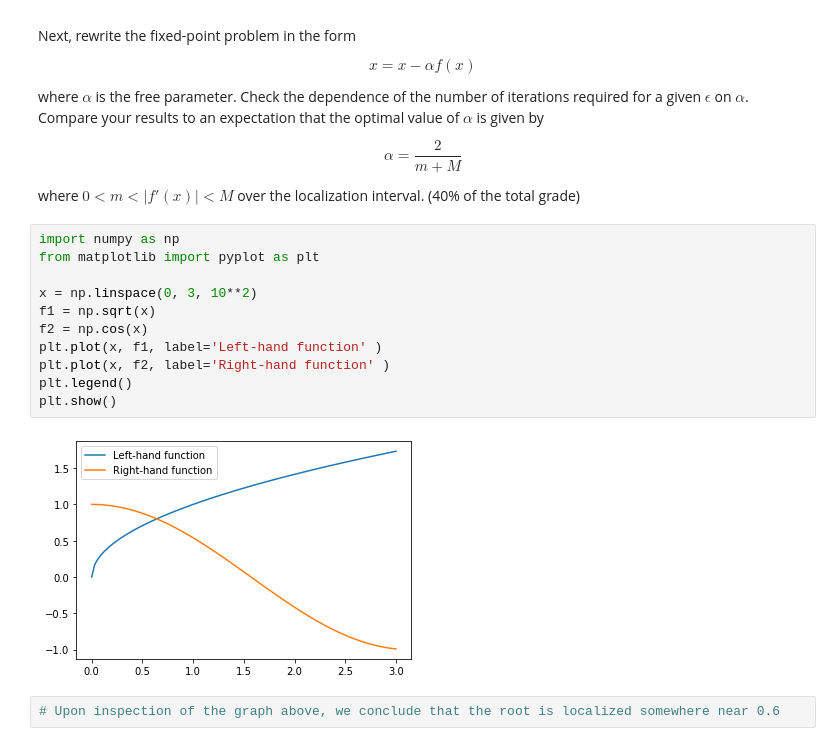
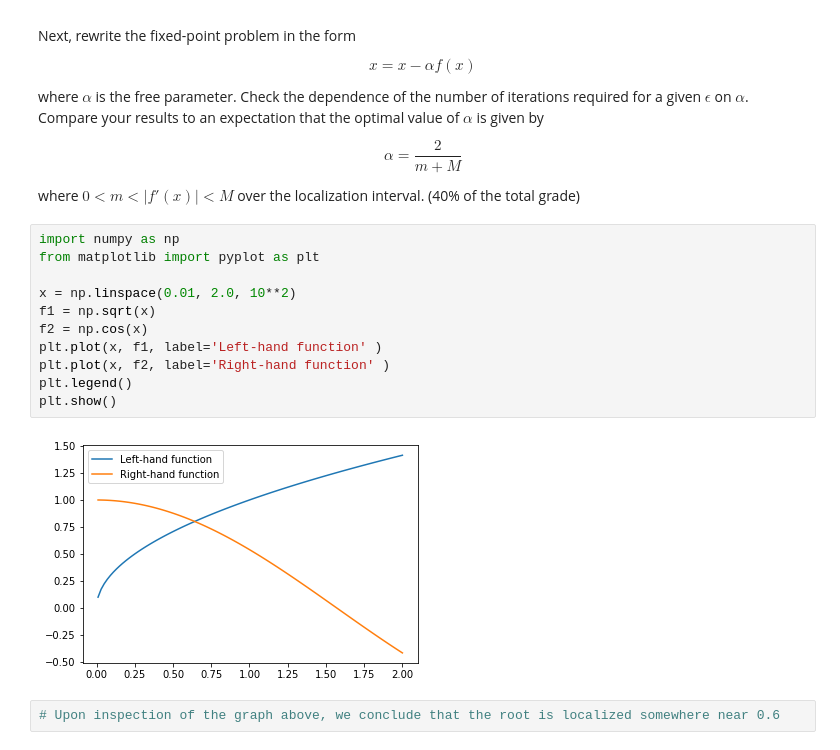
Before and after one commit to palkovna/CP2020, a Jupyter notebook: week_3_newton_fixed_pt.ipynb, the cells around one changed output. Cells and saved outputs as stored; diff of their text form.

```diff
--- a/week_3_newton_fixed_pt.ipynb
+++ b/week_3_newton_fixed_pt.ipynb
@@ -118,16 +118,16 @@ where $0 < m < |f'(x)| < M$ over the localization interval. (40% of the total gr
 # %%
 import numpy as np
 from matplotlib import pyplot as plt
 
-x = np.linspace(0, 3, 10**2)
+x = np.linspace(0.01, 2.0, 10**2)
 f1 = np.sqrt(x)
 f2 = np.cos(x)
 plt.plot(x, f1, label='Left-hand function' )
 plt.plot(x, f2, label='Right-hand function' )
 plt.legend()
 plt.show()
 # %% [output]
-[figure, old version]
+[figure, new version]
 # %%
 # Upon inspection of the graph above, we conclude that the root is localized somewhere near 0.6
 # %%
```
